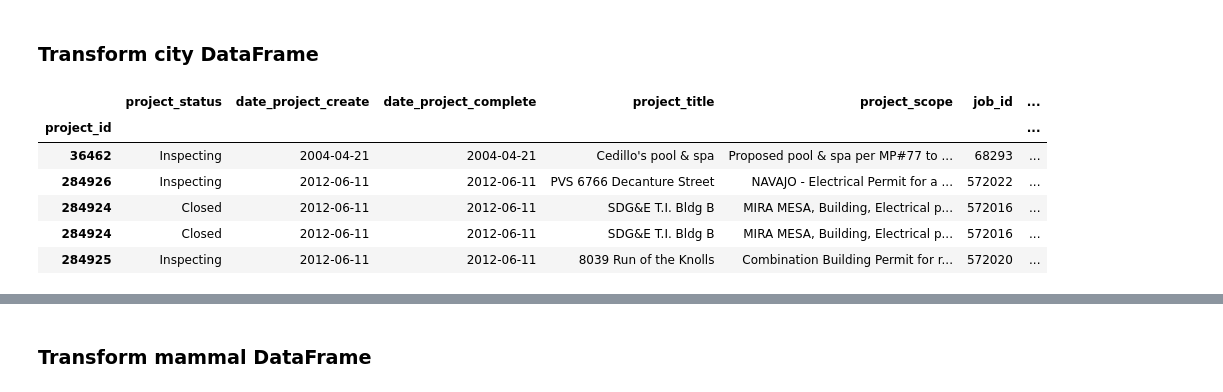
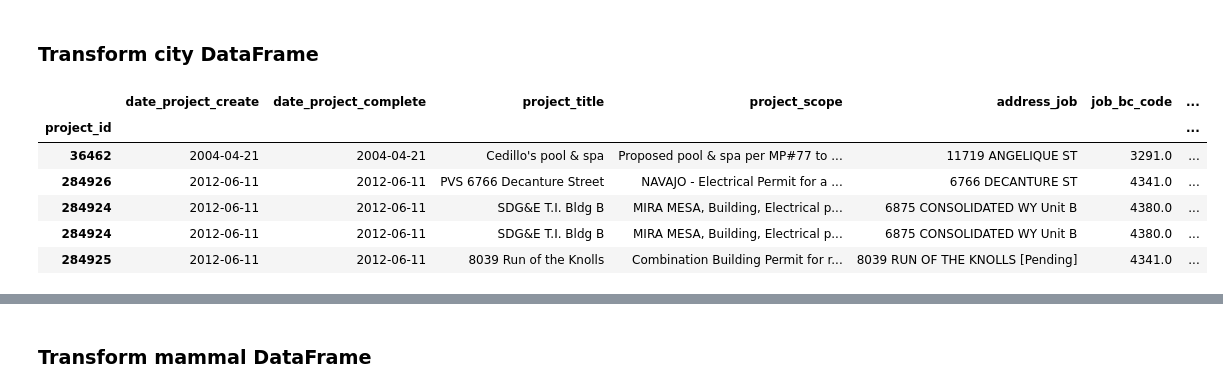
Before and after one commit to rarconaut/Project-2---ETL, a Jupyter notebook: Project2_ETL.ipynb, the cells around one changed output, grey strips where cells are left out. Cells and saved outputs as stored; diff of their text form; code cells hidden in the pictures.

```diff
--- a/Project2_ETL.ipynb
+++ b/Project2_ETL.ipynb
@@ -53,27 +53,27 @@ mammal_df.head(150)
 ### Transform city DataFrame
 # %%
 # Create a filtered dataframe from specific columns
-city_cols = ['project_id', 'project_status', 'date_project_create', 'date_project_complete', 'project_title',
-             'project_scope', 'job_id', 'address_job', 'job_bc_code', 'job_bc_code_description', 'lat_job', 'lng_job',
+city_cols = ['project_id', 'date_project_create', 'date_project_complete', 'project_title',
+             'project_scope', 'address_job', 'job_bc_code', 'job_bc_code_description', 'lat_job', 'lng_job',
              'approval_type', 'approval_valuation', 'council_district', 'zip']
 city_transformed = city_df[city_cols].copy()
 
 # # Rename the column headers
 # city_transformed = city_transformed.rename(columns={"License Serial Number": "id",
 #                                                           "Premises Name": "premise_name",
 #                                                           "County ID Code": "county_id"})
 
 # Clean the data by dropping duplicates and setting the index
 # city_transformed.drop_duplicates("id", inplace=True)
 city_transformed.set_index("project_id", inplace=True)
 
 city_transformed.head()
 # %% [output]
-|  | project_status | date_project_create | date_project_complete | project_title | project_scope | job_id | ... |
+|  | date_project_create | date_project_complete | project_title | project_scope | address_job | job_bc_code | ... |
 | project_id |  |  |  |  |  |  | ... |
-| 36462 | Inspecting | 2004-04-21 | 2004-04-21 | Cedillo's pool & spa | Proposed pool & spa per MP#77 to ... | 68293 | ... |
-| 284926 | Inspecting | 2012-06-11 | 2012-06-11 | PVS 6766 Decanture Street | NAVAJO - Electrical Permit for a ... | 572022 | ... |
-| 284924 | Closed | 2012-06-11 | 2012-06-11 | SDG&E T.I. Bldg B | MIRA MESA, Building, Electrical p... | 572016 | ... |
-| 284924 | Closed | 2012-06-11 | 2012-06-11 | SDG&E T.I. Bldg B | MIRA MESA, Building, Electrical p... | 572016 | ... |
-| 284925 | Inspecting | 2012-06-11 | 2012-06-11 | 8039 Run of the Knolls | Combination Building Permit for r... | 572020 | ... |
+| 36462 | 2004-04-21 | 2004-04-21 | Cedillo's pool & spa | Proposed pool & spa per MP#77 to ... | 11719 ANGELIQUE ST | 3291.0 | ... |
+| 284926 | 2012-06-11 | 2012-06-11 | PVS 6766 Decanture Street | NAVAJO - Electrical Permit for a ... | 6766 DECANTURE ST | 4341.0 | ... |
+| 284924 | 2012-06-11 | 2012-06-11 | SDG&E T.I. Bldg B | MIRA MESA, Building, Electrical p... | 6875 CONSOLIDATED WY Unit B | 4380.0 | ... |
+| 284924 | 2012-06-11 | 2012-06-11 | SDG&E T.I. Bldg B | MIRA MESA, Building, Electrical p... | 6875 CONSOLIDATED WY Unit B | 4380.0 | ... |
+| 284925 | 2012-06-11 | 2012-06-11 | 8039 Run of the Knolls | Combination Building Permit for r... | 8039 RUN OF THE KNOLLS [Pending] | 4341.0 | ... |
 # %%
```
Also changed, not shown: parts of 1 cell of this notebook.
